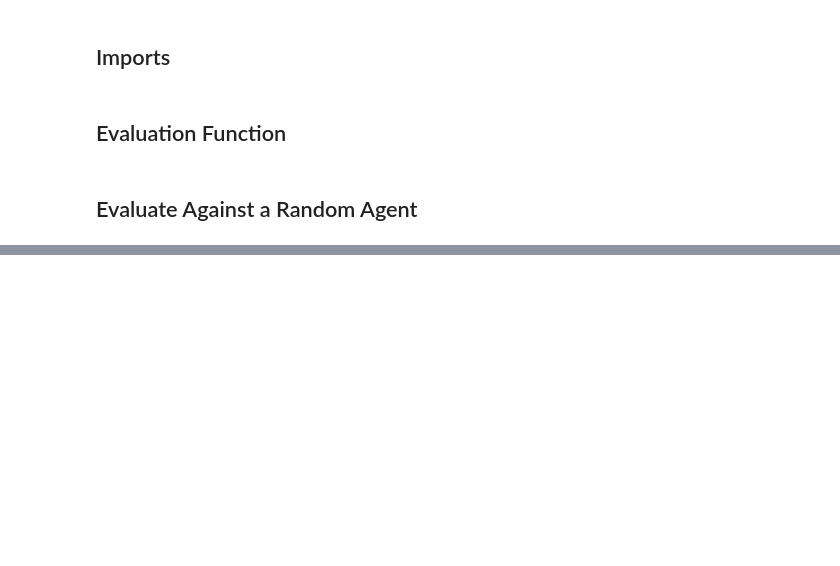
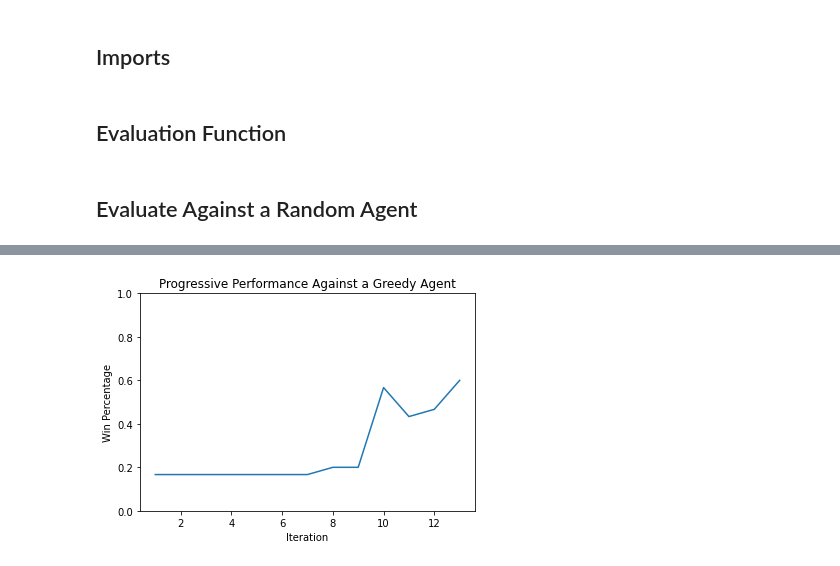
Before and after one commit to adamtupper/alphablooms, a Jupyter notebook: notebooks/test_agent.ipynb, the cells around one changed output, grey strips where cells are left out. Saved outputs shown, nothing was run; the diff lists cells and outputs as text; code cells hidden in the pictures; blank space fills up the shorter version.

```diff
--- a/notebooks/test_agent.ipynb
+++ b/notebooks/test_agent.ipynb
@@ -74,0 +92,14 @@ plt.show()
+# %%
+fig, ax = plt.subplots(1)
+
+results_vs_greedy = pickle.load(open(CHKPT_DIR + 'chkpt_evals_vs_greedy_agent.pkl', 'rb'))
+checkpoints = range(1, NUM_CHKPTS + 1)
+plt.plot(checkpoints, results_vs_greedy)
+
+plt.xlabel('Iteration')
+plt.ylabel('Win Percentage')
+plt.ylim(0, 1)
+plt.title('Progressive Performance Against a Greedy Agent')
+plt.show()
+# %% [output]
+[figure, added]
```
Also changed, not shown: parts of 6 cells of this notebook.
